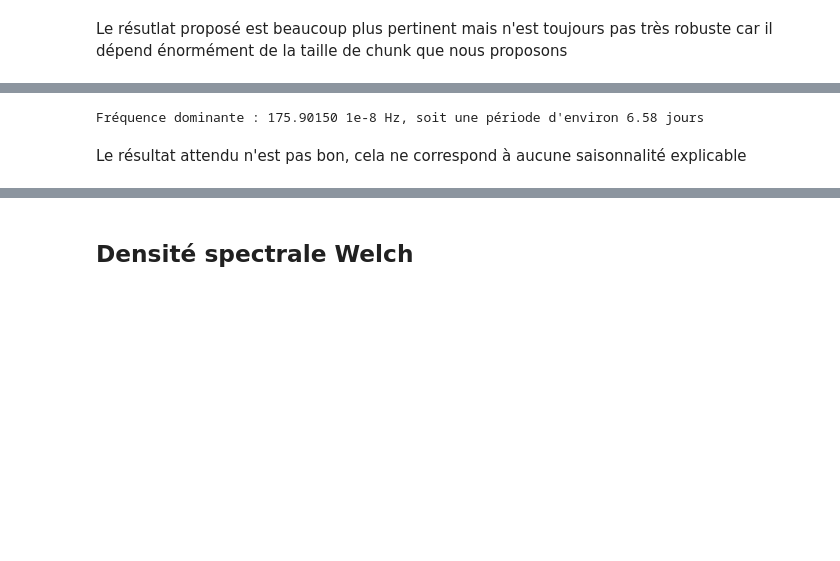
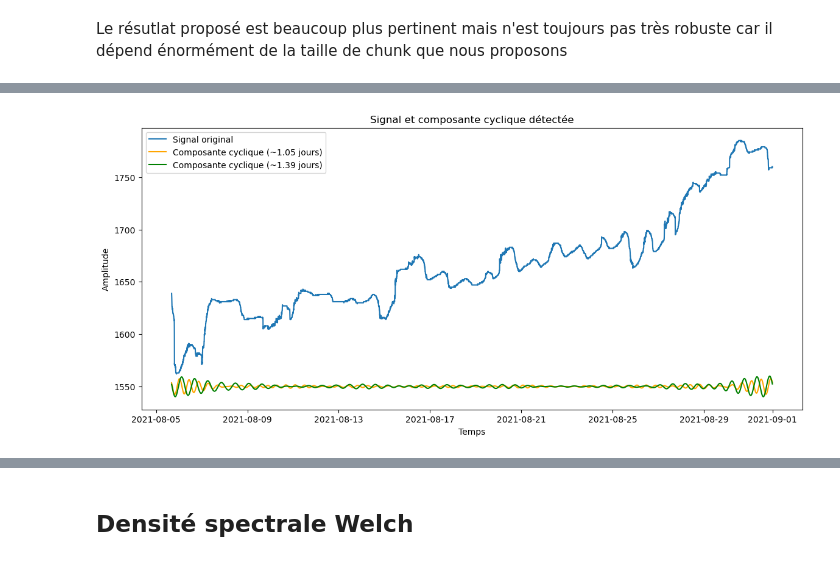
Before and after one commit to PiDchsn/Projet-RI, a Jupyter notebook: Analyse_3.ipynb, the cells around one changed output, grey strips where cells are left out. Saved outputs shown, nothing was run; the diff lists cells and outputs as text; code cells hidden in the pictures; blank space fills up the shorter version.

```diff
--- a/Analyse_3.ipynb
+++ b/Analyse_3.ipynb
@@ -256,21 +188,19 @@ def average_by_chunk(frequencies, amplitudes, chunk_size=50):
 
     return np.array(avg_frequencies), np.array(avg_amplitudes)
 # %%
-
-
 plt.figure(figsize=(12, 6))
 plt.semilogy((frequencies[3:len(frequencies)//2]), amplitudes[3:len(amplitudes)//2], label='Spectre original')
 plt.axvline(x=1/(60*24*24), color='green', linestyle='--',label='Cycle diurne')
 
 chunk_size = 90
-frequencies_avg, amplitudes_avg = average_by_chunk(frequencies, amplitudes, chunk_size)
-plt.semilogy(frequencies_avg[:len(frequencies_avg)//2], amplitudes_avg[:len(frequencies_avg)//2],  label='Spectre avec moyennes par bloc 90', color='red')
-print("Période ayant la plus grande amplitude", freq_to_day(frequencies_avg[np.argmax(amplitudes_avg)]),"j avec chunk =", chunk_size )
+frequencies_avg_90, amplitudes_avg_90 = average_by_chunk(frequencies, amplitudes, chunk_size)
+plt.semilogy(frequencies_avg_90[:len(frequencies_avg_90)//2], amplitudes_avg_90[:len(frequencies_avg_90)//2],  label='Spectre avec moyennes par bloc 90', color='red')
+print("Période ayant la plus grande amplitude", freq_to_day(frequencies_avg_90[np.argmax(amplitudes_avg_90)]),"j avec chunk =", chunk_size )
 
 chunk_size = 120
-frequencies_avg, amplitudes_avg = average_by_chunk(frequencies, amplitudes, chunk_size)
-plt.semilogy(frequencies_avg[:len(frequencies_avg)//2], amplitudes_avg[:len(frequencies_avg)//2],  label='Spectre avec moyennes par bloc 120', color='yellow')
-print("Période ayant la plus grande amplitude", freq_to_day(frequencies_avg[np.argmax(amplitudes_avg)]),"j avec chunk =", chunk_size )
+frequencies_avg_120, amplitudes_avg_120 = average_by_chunk(frequencies, amplitudes, chunk_size)
+plt.semilogy(frequencies_avg_120[:len(frequencies_avg_120)//2], amplitudes_avg_120[:len(frequencies_avg_120)//2],  label='Spectre avec moyennes par bloc 120', color='yellow')
+print("Période ayant la plus grande amplitude", freq_to_day(frequencies_avg_120[np.argmax(amplitudes_avg_120)]),"j avec chunk =", chunk_size )
 
 # Affichage du spectre avec les amplitudes moyennes par bloc
 plt.title('Spectre de puissance')
@@ -315,12 +217,32 @@ Text(0, 0.5, 'Amplitude')
-# %%
-# Détection des pics dans le spectre d'amplitude
-peaks, _ = scipy.signal.find_peaks(amplitudes, height=np.mean(amplitudes) * 0.1)  # Seulement les pics significatifs
-
-# Première fréquence dominante
-frequence_principale = frequences[peaks[0]]
-periode_principale = 1 / frequence_principale
-print(f"Fréquence dominante : {frequence_principale*1e8:.5f} 1e-8 Hz, soit une période d'environ {periode_principale / (3600*24):.2f} jours")
-# %% [output]
-Fréquence dominante : 175.90150 1e-8 Hz, soit une période d'environ 6.58 jours
-# %% [markdown]
-Le résultat attendu n'est pas bon, cela ne correspond à aucune saisonnalité explicable
+# %%
+# Paramètres
+T = 5*60  # Un point toutes les 5 min d'où 5*60
+fs = 1 / T
+N = len(data_ajust) # Nombre de points
+frequence_principale_120 = frequencies_avg_120[np.argmax(amplitudes_avg_120)]
+frequence_principale_90 = frequencies_avg_90[np.argmax(amplitudes_avg_90)]
+
+# Filtrage autour de la fréquence dominante
+largeur_bande_120 = frequence_principale_120 / 10  # Largeur de bande autour de la fréquence dominante (j'ai testé différentes valeurs)
+filtre_cyclique_120 = (np.abs(np.fft.rfftfreq(N, T) - frequence_principale_120) < largeur_bande_120)
+largeur_bande_90 = frequence_principale_90 / 10  # Largeur de bande autour de la fréquence dominante (j'ai testé différentes valeurs)
+filtre_cyclique_90 = (np.abs(np.fft.rfftfreq(N, T) - frequence_principale_90) < largeur_bande_90)
+
+# Appliquer le filtre pour isoler la composante cyclique
+signal_cyclique_fft_120 = signal_fft * filtre_cyclique_120
+signal_cyclique_120 = np.fft.irfft(signal_cyclique_fft_120)
+signal_cyclique_fft_90 = signal_fft * filtre_cyclique_90
+signal_cyclique_90 = np.fft.irfft(signal_cyclique_fft_90)
+
+# Affichage du signal original et de sa composante cyclique
+plt.figure(figsize=(14, 6))
+plt.plot(datetime_data,data_ajust, label="Signal original")
+plt.plot(datetime_data,signal_cyclique_120.real+1550, label=f"Composante cyclique (~{freq_to_day(frequence_principale_120):.2f} jours)", color="orange")
+plt.plot(datetime_data,signal_cyclique_90.real+1550, label=f"Composante cyclique (~{freq_to_day(frequence_principale_90):.2f} jours)", color="green")
+plt.xlabel("Temps")
+plt.ylabel("Amplitude")
+plt.title("Signal et composante cyclique détectée")
+plt.legend()
+plt.show()
+# %% [output]
+[figure, added]
```
Also changed, not shown: parts of 43 cells of this notebook.
